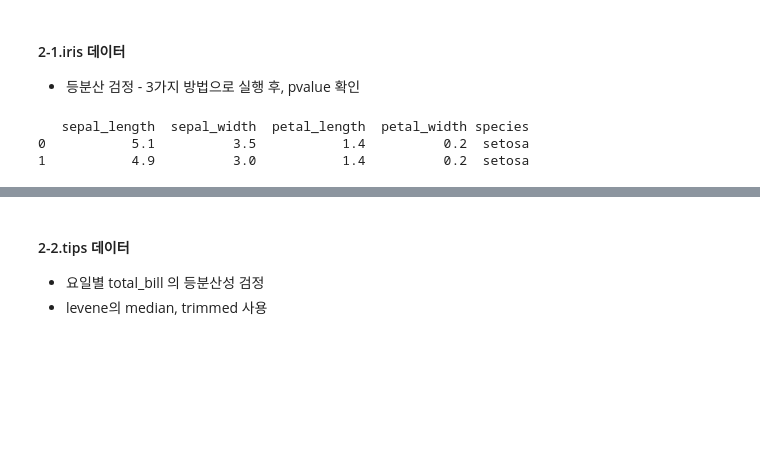
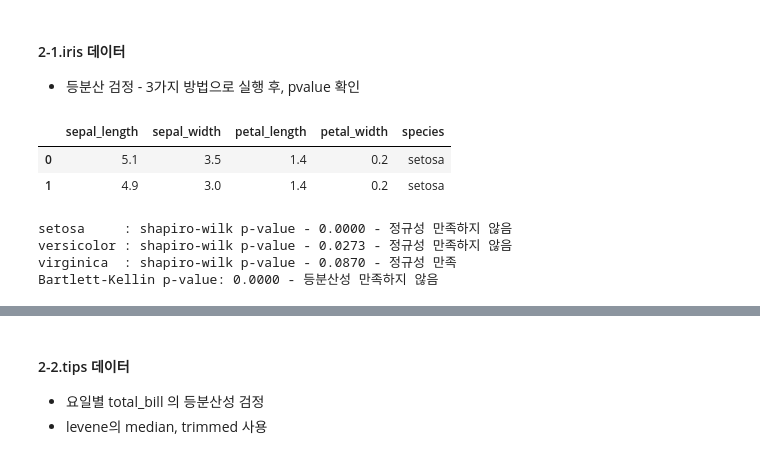
Before and after one commit to steve-park/data-engineering, a Jupyter notebook: 빅분기 실기학습/통계검정/Bigdata_S5_03_모수검정_LAB.ipynb, the cells around one changed output, grey strips where cells are left out. Saved outputs shown, nothing was run; the diff lists cells and outputs as text; code cells hidden in the pictures; blank space fills up the shorter version.

Commit message:
06/11 통계적 유의성 - 가설검정(Hypothesis Test), 정규성검정(Normality Test), 등분산성검성(Equal-Variance Test)

```diff
--- a/빅분기 실기학습/통계검정/Bigdata_S5_03_모수검정_LAB.ipynb
+++ b/빅분기 실기학습/통계검정/Bigdata_S5_03_모수검정_LAB.ipynb
@@ -69,12 +132,12 @@ from scipy.stats import anderson
 # %%
 # 파일 읽어와 내용 확인
 import seaborn as sns
 iris = sns.load_dataset('iris')
-print(iris.head(2))
+iris.head(2)
 # %% [output]
-   sepal_length  sepal_width  petal_length  petal_width species
-0           5.1          3.5           1.4          0.2  setosa
-1           4.9          3.0           1.4          0.2  setosa
+|  | sepal_length | sepal_width | petal_length | petal_width | species |
+| 0 | 5.1 | 3.5 | 1.4 | 0.2 | setosa |
+| 1 | 4.9 | 3.0 | 1.4 | 0.2 | setosa |
 # %%
 # [1] target='sepal_length', 품종별 그룹을 나누어 저장함
 import pandas as pd
@@ -89,2 +149,19 @@ from scipy.stats import bartlett, shapiro
+# %%
+# [2] burtlett 검정
+from scipy.stats import shapiro, bartlett
+
+# 정규성검정
+for name, x in groups:
+    pvalue = shapiro(x.tolist())[1]
+    print(f'{name:10s} : shapiro-wilk p-value - {pvalue:.4f} - {"정규성 만족" if pvalue > 0.05 else "정규성 만족하지 않음"}')
+
+# 등분산성 검정
+s, pvalue = bartlett(*groups_x)
+print(f'Bartlett-Kellin p-value: {pvalue:.4f} - {"등분산성 만족" if pvalue > 0.05 else "등분산성 만족하지 않음"}')
+# %% [output]
+setosa     : shapiro-wilk p-value - 0.0000 - 정규성 만족하지 않음
+versicolor : shapiro-wilk p-value - 0.0273 - 정규성 만족하지 않음
+virginica  : shapiro-wilk p-value - 0.0870 - 정규성 만족
+Bartlett-Kellin p-value: 0.0000 - 등분산성 만족하지 않음
 # %%
 # [3] levene 의 center는 'mean'으로 지정
```
Also changed, not shown: parts of 17 cells of this notebook, 1 other file.
